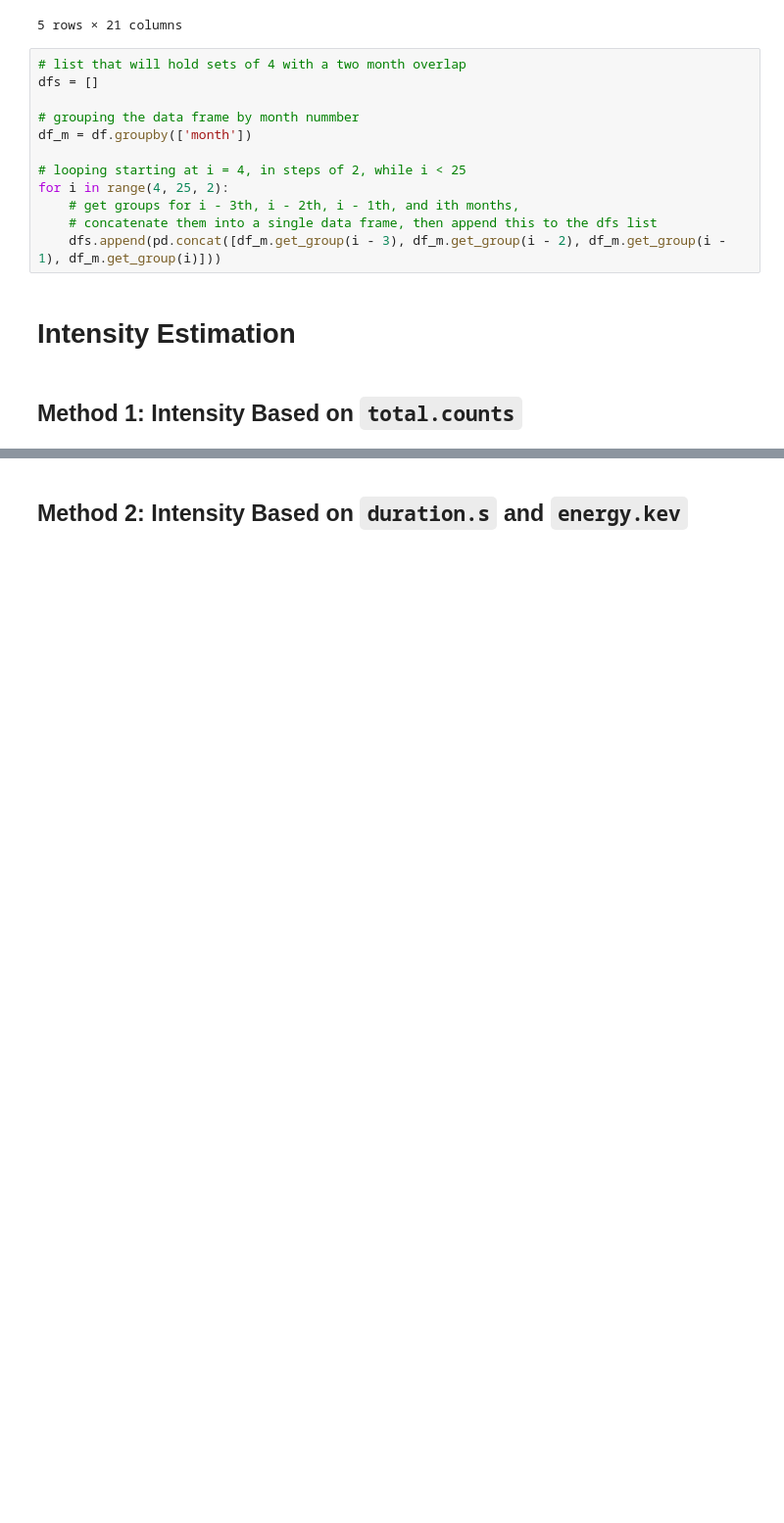
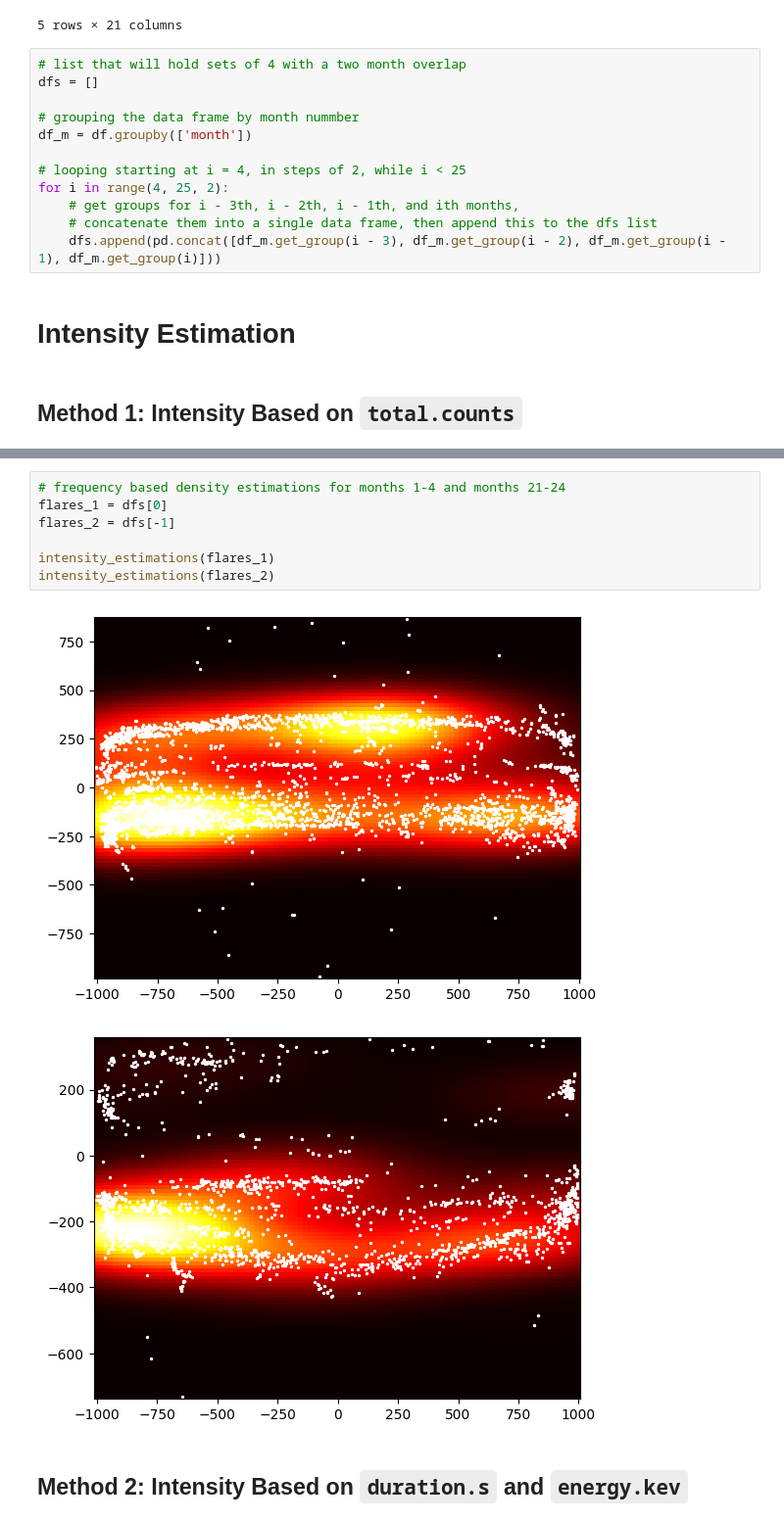
Before and after one commit to bsanchezhtx/helios-group-project, a Jupyter notebook: task1.ipynb, the cells around one changed output, grey strips where cells are left out. Shown at 98% size. Saved outputs shown, nothing was run; the diff lists cells and outputs as text; blank space fills up the shorter version.

```diff
--- a/task1.ipynb
+++ b/task1.ipynb
@@ -79,2 +81,12 @@ plt.savefig('./output/intensity_frequency.png')
+# %%
+# frequency based density estimations for months 1-4 and months 21-24
+flares_1 = dfs[0]
+flares_2 = dfs[-1]
+
+intensity_estimations(flares_1)
+intensity_estimations(flares_2)
+# %% [output]
+[figure, added]
+[figure, added]
 # %% [markdown]
 ## Method 2: Intensity Based on `duration.s` and `energy.kev`
```
Also changed, not shown: parts of 1 cell of this notebook, 6 other files.
